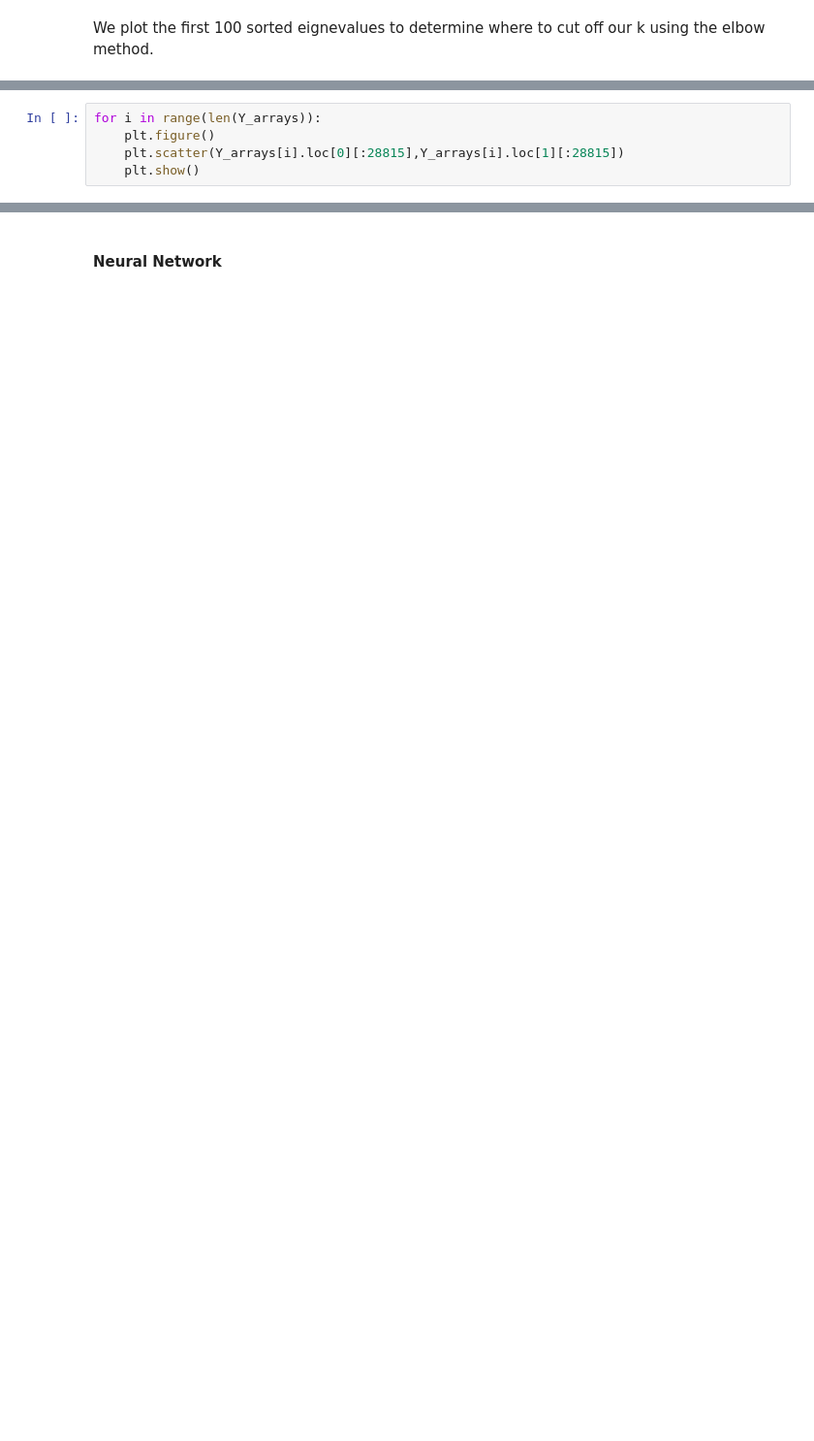
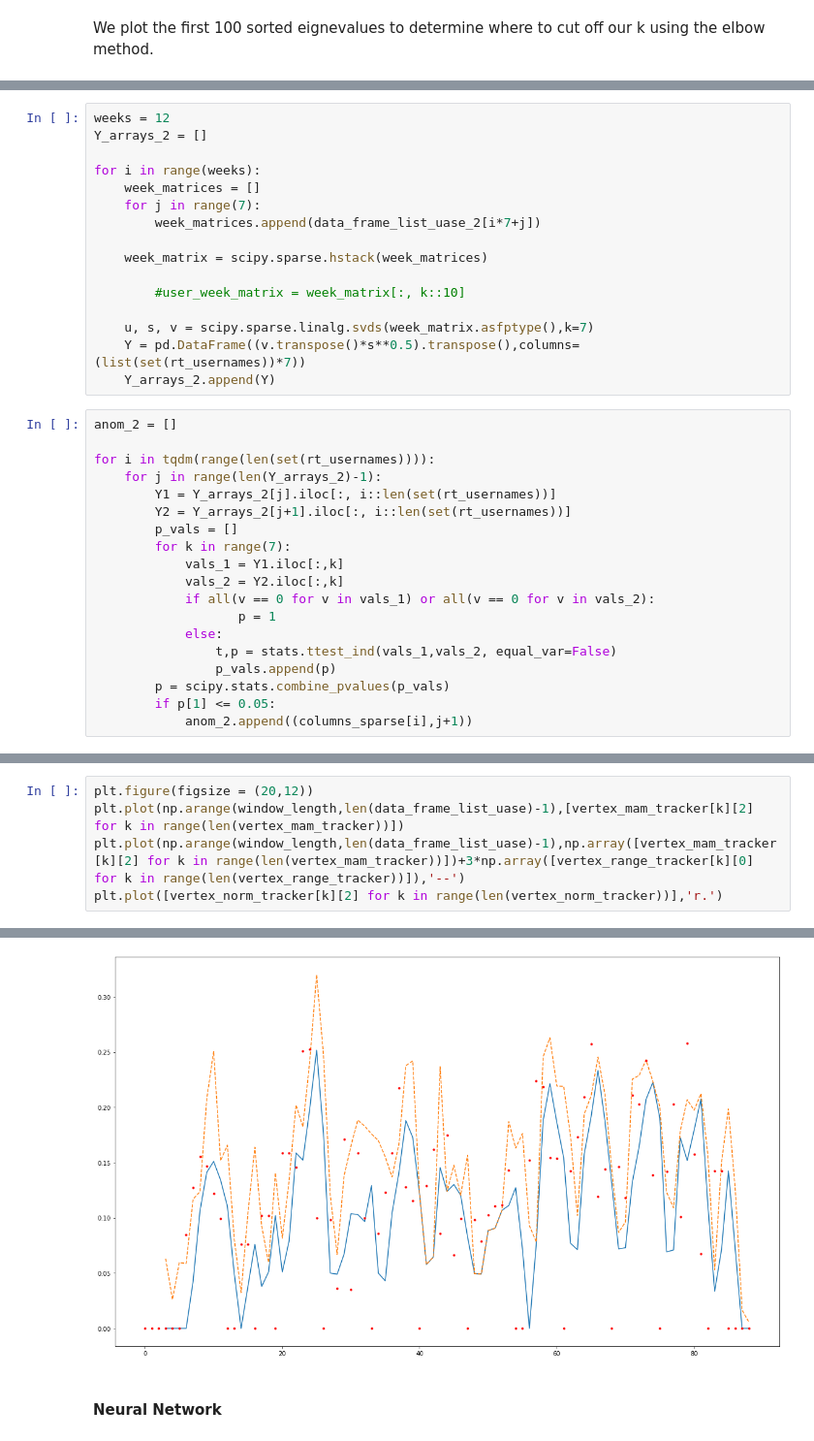
Before and after one commit to gabejg/Advanced-Cyber-Analytics-for-Attack-Detection, a Jupyter notebook: Anomaly Detection/Anomaly Detection.ipynb, the cells around one changed output, grey strips where cells are left out. Shown at 97% size. Drawn from its saved outputs; the diff is of its cells as text; blank space fills up the shorter version.

```diff
--- a/Anomaly Detection/Anomaly Detection.ipynb
+++ b/Anomaly Detection/Anomaly Detection.ipynb
@@ -3023,5 +2475,0 @@ len(list(set(a) & set(rt_usernames))), len(pd.Series(list(a)).unique())/u_count
-# %%
-for i in range(len(Y_arrays)):
-    plt.figure()
-    plt.scatter(Y_arrays[i].loc[0][:28815],Y_arrays[i].loc[1][:28815])
-    plt.show()
@@ -3040,0 +2502,35 @@ for i in range(len(Y_arrays)):
+# %%
+weeks = 12
+Y_arrays_2 = []
+
+for i in range(weeks):
+    week_matrices = []
+    for j in range(7):
+        week_matrices.append(data_frame_list_uase_2[i*7+j])
+
+    week_matrix = scipy.sparse.hstack(week_matrices)
+
+        #user_week_matrix = week_matrix[:, k::10]
+
+    u, s, v = scipy.sparse.linalg.svds(week_matrix.asfptype(),k=7)
+    Y = pd.DataFrame((v.transpose()*s**0.5).transpose(),columns=(list(set(rt_usernames))*7))
+    Y_arrays_2.append(Y)
+# %%
+anom_2 = []
+
+for i in tqdm(range(len(set(rt_usernames)))):
+    for j in range(len(Y_arrays_2)-1):
+        Y1 = Y_arrays_2[j].iloc[:, i::len(set(rt_usernames))]
+        Y2 = Y_arrays_2[j+1].iloc[:, i::len(set(rt_usernames))]
+        p_vals = []
+        for k in range(7):
+            vals_1 = Y1.iloc[:,k]
+            vals_2 = Y2.iloc[:,k]
+            if all(v == 0 for v in vals_1) or all(v == 0 for v in vals_2):
+                   p = 1
+            else:
+                t,p = stats.ttest_ind(vals_1,vals_2, equal_var=False)
+                p_vals.append(p)
+        p = scipy.stats.combine_pvalues(p_vals)
+        if p[1] <= 0.05:
+            anom_2.append((columns_sparse[i],j+1))
@@ -3040,0 +2642,6 @@ for i in range(len(Y_arrays)):
+# %%
+plt.figure(figsize = (20,12))
+plt.plot(np.arange(window_length,len(data_frame_list_uase)-1),[vertex_mam_tracker[k][2] for k in range(len(vertex_mam_tracker))])
+plt.plot(np.arange(window_length,len(data_frame_list_uase)-1),np.array([vertex_mam_tracker[k][2] for k in range(len(vertex_mam_tracker))])+3*np.array([vertex_range_tracker[k][0] for k in range(len(vertex_range_tracker))]),'--')
+plt.plot([vertex_norm_tracker[k][2] for k in range(len(vertex_norm_tracker))],'r.')
+# %% [output]
@@ -3041,2 +2649,3 @@ for i in range(len(Y_arrays)):
+[figure, added]
 # %% [markdown]
 #### Neural Network
```
Also changed, not shown: parts of 97 cells of this notebook, 4 other files.
